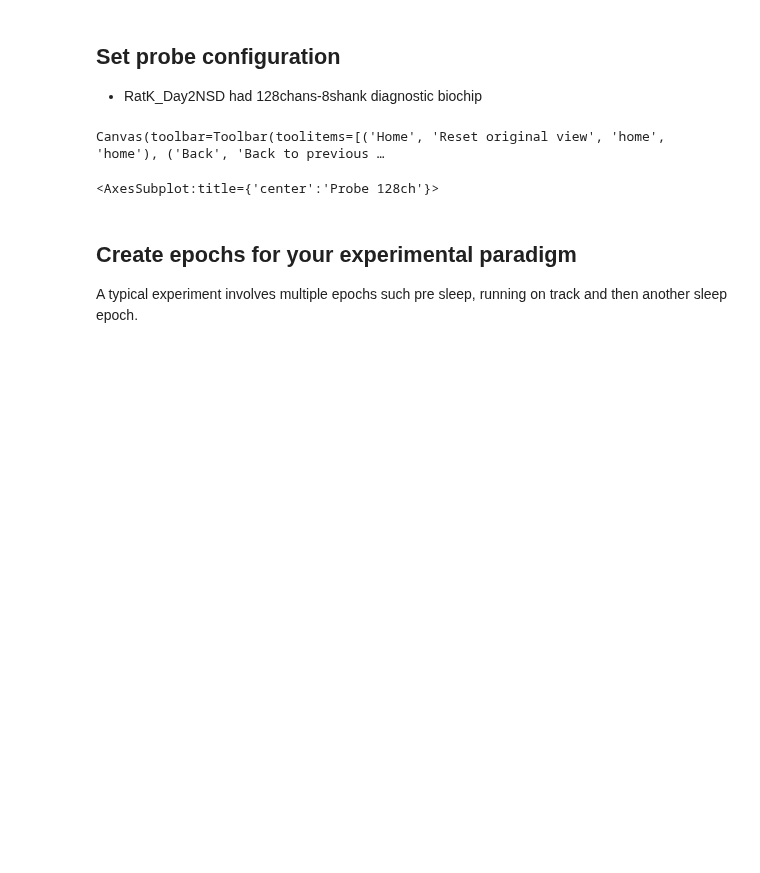
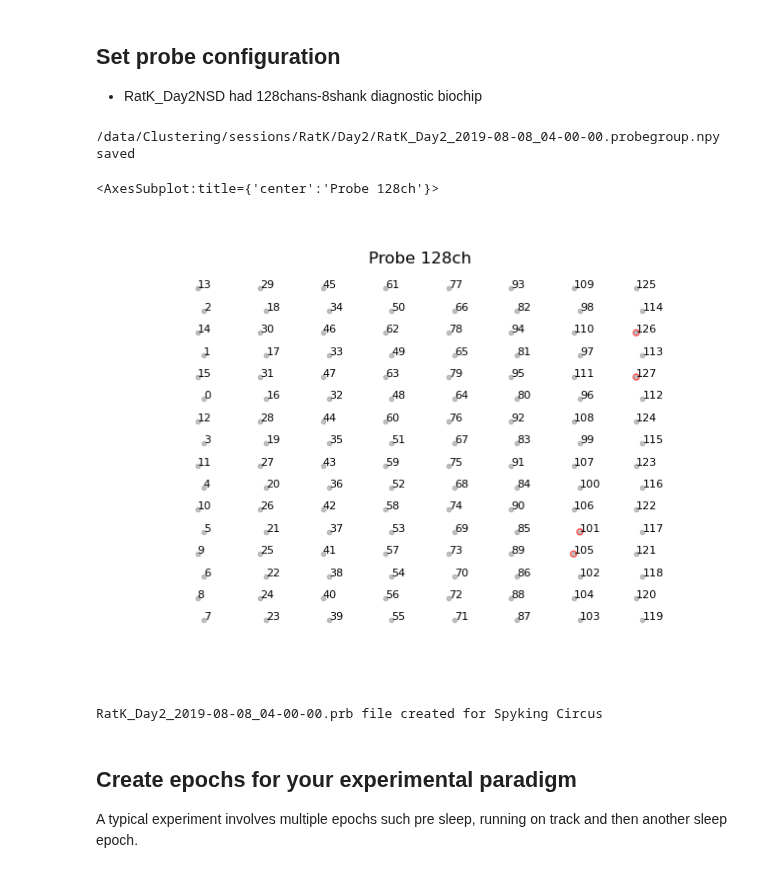
Before and after one commit to bapungiri/NeuroPy, a Jupyter notebook: BasicGens/ratK_day2_nsd.ipynb, the cells around one changed output. Cells and saved outputs as stored; diff of their text form; code cells hidden in the pictures; blank space fills up the shorter version.

Commit message:
reformat probe layout

```diff
--- a/BasicGens/ratK_day2_nsd.ipynb
+++ b/BasicGens/ratK_day2_nsd.ipynb
@@ -17,38 +17,50 @@ lfp Srate (downsampled): 1250
 # %%
 %matplotlib widget
 from neuropy.core import Shank, Probe, ProbeGroup
 from neuropy.plotting import plot_probe
 
 shanks = []
 channel_groups = sess.recinfo.channel_groups
 badchans = sess.recinfo.skipped_channels
 
 #--- cambridge probe -----------
 for i in range(8):
     shank = Shank.auto_generate(
         columns=2,
         contacts_per_column=8,
-        xpitch=16.5,
-        ypitch=15,
-        y_shift_per_column=[0,-7.5],
+        xpitch=15,
+        ypitch=30,
+        y_shift_per_column=[0,-15],
         channel_id=np.append(
             channel_groups[i][::2][::-1], channel_groups[i][1::2][::-1]
         ),
     )
     shank.set_disconnected_channels(sess.recinfo.skipped_channels)
     shanks.append(shank)
 
 probe1 = Probe(shanks)
 
 prbgrp = ProbeGroup()
 prbgrp.add_probe(probe1)
 
-prbgrp.filename = sess.filePrefix.with_suffix(".probegroup.npy")
-# prbgrp.save()
+# prbgrp.filename = sess.filePrefix.with_suffix(".probegroup.npy")
+prbgrp.save(sess.filePrefix.with_suffix('.probegroup.npy'))
 plot_probe(prbgrp)
 # %% [output]
-Canvas(toolbar=Toolbar(toolitems=[('Home', 'Reset original view', 'home', 'home'), ('Back', 'Back to previous …
+/data/Clustering/sessions/RatK/Day2/RatK_Day2_2019-08-08_04-00-00.probegroup.npy saved
 <AxesSubplot:title={'center':'Probe 128ch'}>
+[figure, added]
+# %%
+from neuropy.utils import probe_util
+
+probe_util.write_spyking_circus(
+    sess.filePrefix.with_suffix(".prb"),
+    sess.probegroup,
+    rmv_badchans=True,
+    combine_shanks=True,
+)
+# %% [output]
+RatK_Day2_2019-08-08_04-00-00.prb file created for Spyking Circus
 # %% [markdown]
 ## Create epochs for your experimental paradigm
 A typical experiment involves multiple epochs such pre sleep, running on track and then another sleep epoch.
```
